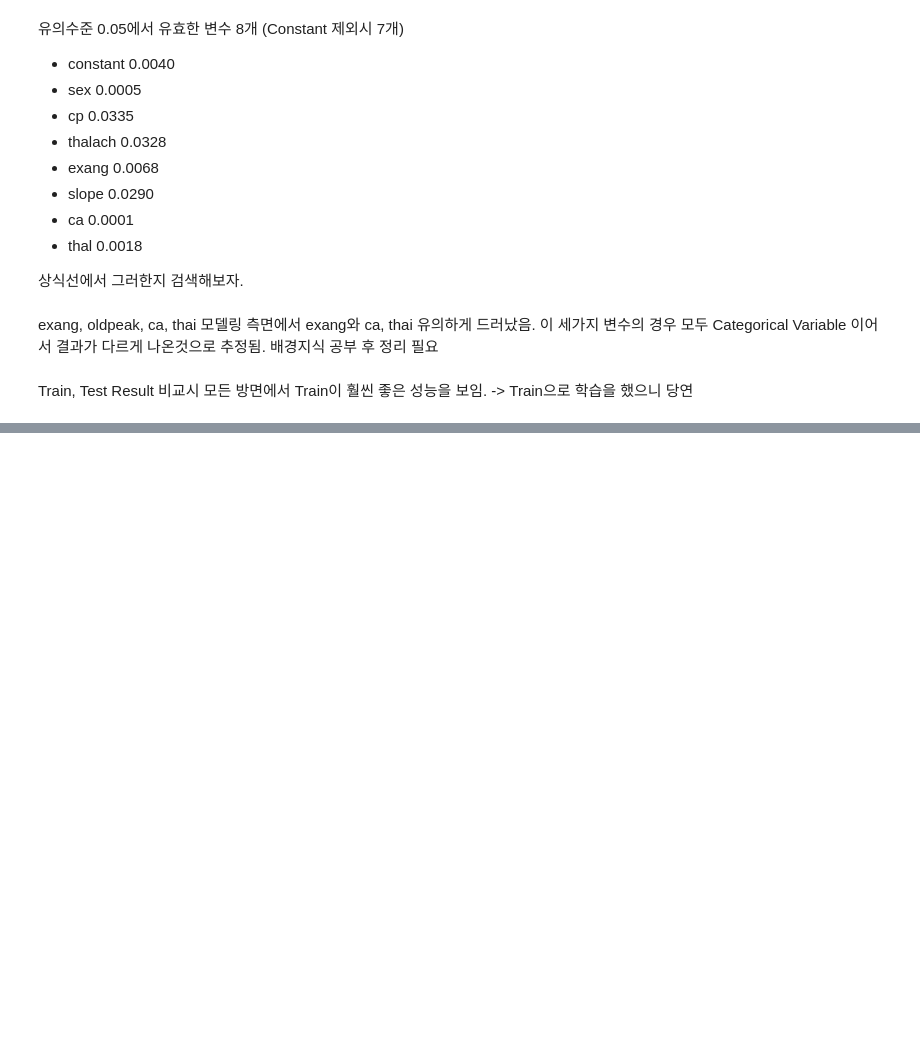
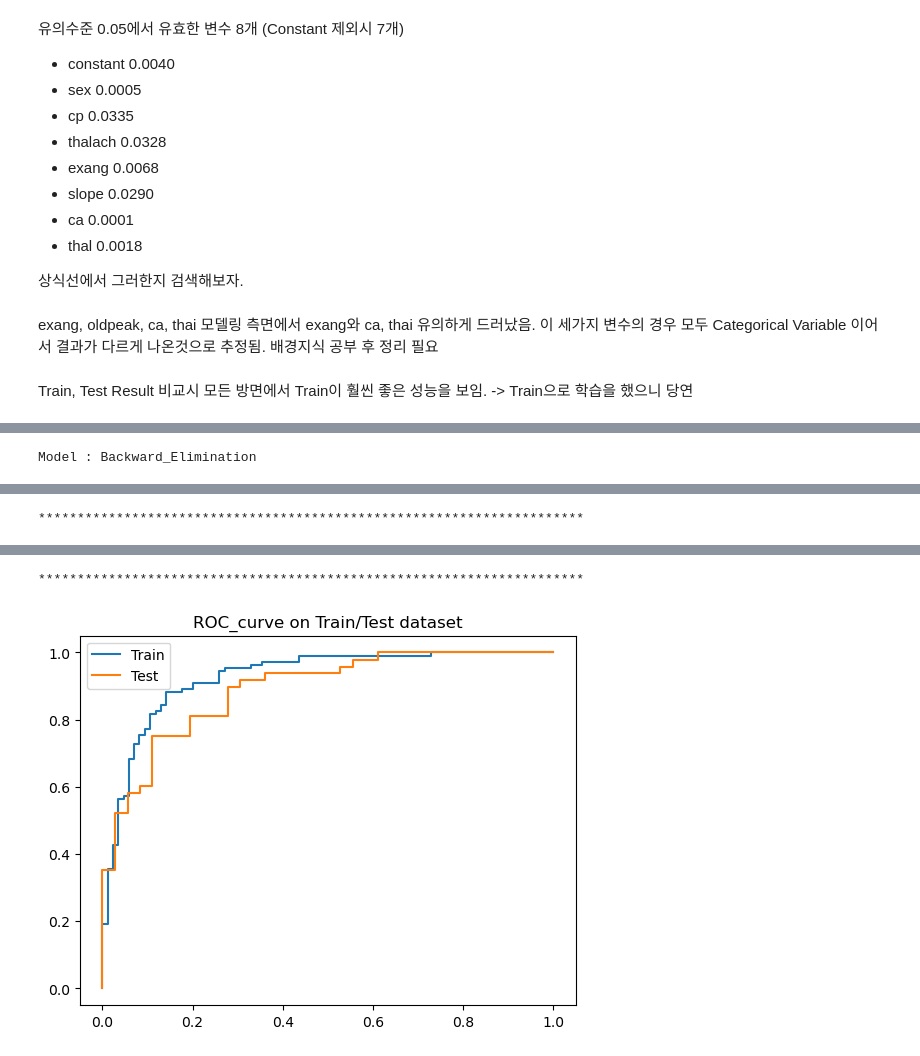
Before and after one commit to umkiyoung/MultivariateAnalysis, a Jupyter notebook: Assignments/Assignment_2/LogisticRegression_heart.ipynb, the cells around one changed output, grey strips where cells are left out. Cells and saved outputs as stored; diff of their text form; code cells hidden in the pictures; blank space fills up the shorter version.

```diff
--- a/Assignments/Assignment_2/LogisticRegression_heart.ipynb
+++ b/Assignments/Assignment_2/LogisticRegression_heart.ipynb
@@ -1002,0 +1309,75 @@ AUROC
+# %%
+#원래 데이터로 부터 불러오기. - 무조건 고정
+original_data = dt_outlier_ers
+
+#Train, test split
+split_params = {
+    'test_size':0.3,
+    'random_state': seed
+    }
+df_train, df_test = train_test_split(original_data, **split_params)
+
+x_trn, y_trn, x_tst, y_tst = df_train.drop(columns=['target']),df_train['target'],df_test.drop(columns=['target']),df_test['target']
+feature_names = list(x_trn.columns)
+
+#모델 불러오기 전 parameter setting
+
+full_config = {
+'penalty':None,
+'fit_intercept':True,
+'max_iter':int(1e+5),
+'solver':'saga',
+'random_state':seed,
+'n_jobs':-1
+}
+
+full_model = LogisticRegression(**full_config)
+
+# fitting SequentialFeatureSelector
+backward_config = {
+'estimator':full_model,
+'n_features_to_select':'auto',
+'tol':1e-3,
+'direction':'backward',
+'scoring':'f1',
+'cv':5,
+'n_jobs':-1
+}
+
+#변경 필요부분
+start_time = time.time()
+backward_eliminaion =SFS(**backward_config).fit(x_trn,y_trn)
+end_time = time.time()
+#수정 필요한 부분
+print("Dimensionality Reduction Time for Backward Elimination : %.3f" %(end_time-start_time))
+features_dict['Backward Elimination'] = backward_features = backward_eliminaion.get_feature_names_out()
+print("선택된 Column : ", backward_features)
+x_trn = x_trn[backward_features]
+x_tst = x_tst[backward_features]
+
+#---------------------------------------------------------------------------
+#여기서부터 모델 Training
+start_time = time.time()
+full_model = full_model.fit(x_trn,y_trn)
+end_time = time.time()
+print("Training time : %.3f" %(end_time-start_time))
+
+logit_pvalue(full_model, x_trn, feature_names)
+
+AUROC_trn, AUROC_tst = auroc(full_model,x_trn,x_tst,y_trn,y_tst)
+trn_AUROC_Score = round(np.sum((AUROC_trn['TPR'])*(AUROC_trn['FPR']-AUROC_trn['FPR'].shift())),3)
+tst_AUROC_Score = round(np.sum((AUROC_tst['TPR'])*(AUROC_tst['FPR']-AUROC_tst['FPR'].shift())),3)
+AUROC_curve(AUROC_trn,AUROC_tst)
+
+y_pred_train = full_model.predict(x_trn)
+y_pred = full_model.predict(x_tst)
+print("Train dataset")
+#데이터, 모델 변경시 수정 필요부분
+result_dict['Backward_Elimination_train'] = perf_eval_clf(y_trn,y_pred_train)+[trn_AUROC_Score]
+print("Test dataset")
+#데이터, 모델 변경시 수정 필요부분
+result_dict['Backward_Elimination_test'] = perf_eval_clf(y_tst,y_pred)+[tst_AUROC_Score]
+#데이터, 모델 변경시 수정 필요부분
+display_coefs(full_model, 'Backward_Elimination')
+display_result(result_dict,)
+# %% [output]
@@ -1002,0 +1412 @@ AUROC
+Model : Backward_Elimination
@@ -1002,0 +1426 @@ AUROC
+**********************************************************************
@@ -1002,0 +1436,2 @@ AUROC
+**********************************************************************
+[figure, added]
```
Also changed, not shown: parts of 32 cells of this notebook.
